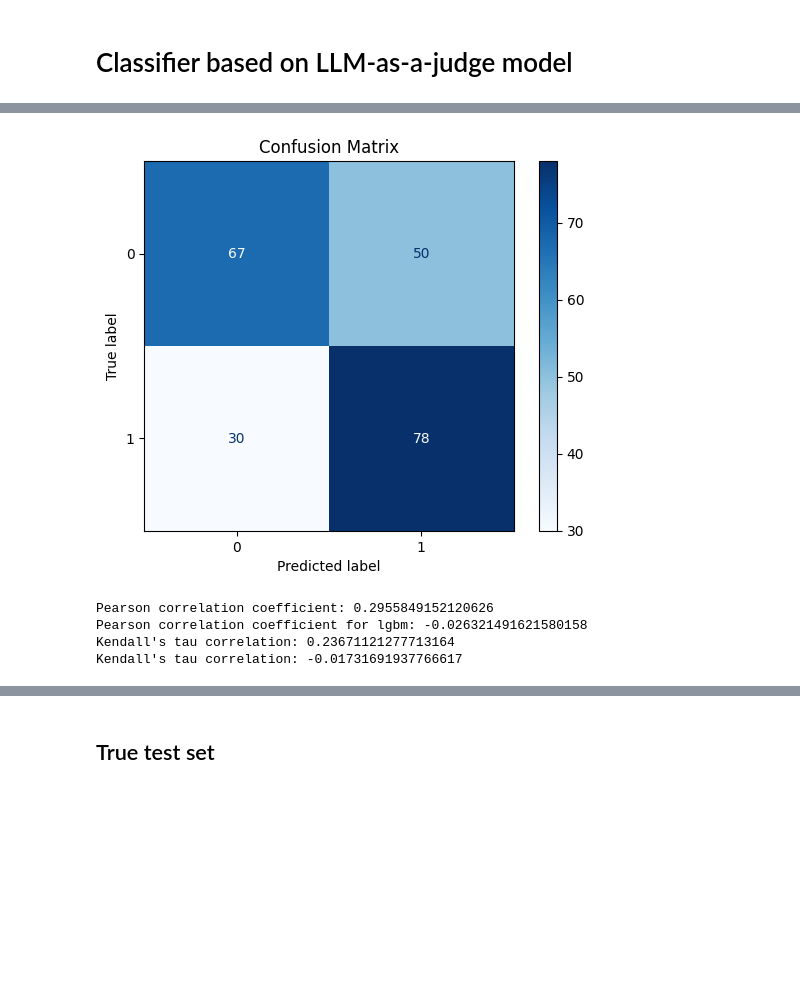
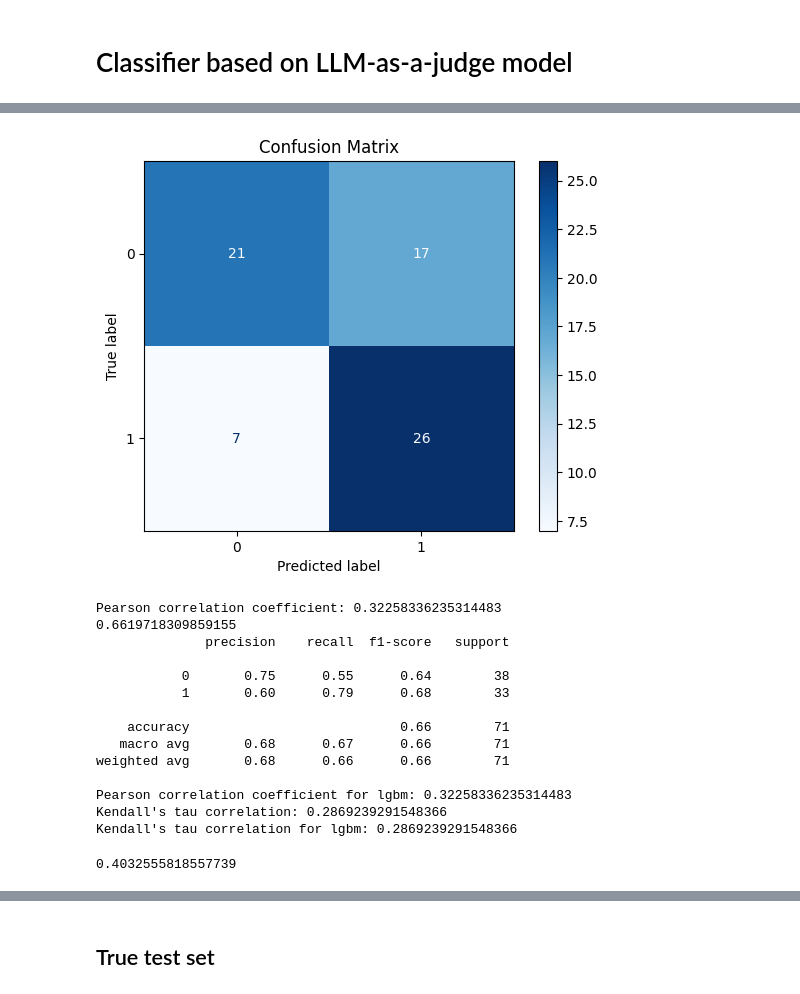
Before and after one commit to kerrianlc/rag, a Jupyter notebook: simple_classifier.ipynb, the cells around one changed output, grey strips where cells are left out. Drawn from its saved outputs; the diff is of its cells as text; code cells hidden in the pictures; blank space fills up the shorter version.

```diff
--- a/simple_classifier.ipynb
+++ b/simple_classifier.ipynb
@@ -77,4 +76,24 @@ temperature = pd.concat(
     + [pd.DataFrame(chunks_l[i]["temperature"]) for i in balanced],
     ignore_index=True,
 )
+# %%
+files = glob.glob("backup/data_1*.parquet")
+
+df = pd.concat([pd.read_parquet(f) for f in files]).groupby(level=0).mean()
+df = pd.concat([pd.read_parquet("backup/data_3_1.parquet"), df])
+df.drop(columns=["temperature"], inplace=True)
+df.dropna(inplace=True)
+
+X = df.drop(columns=["label"])
+y = df["label"]
+label_mapping = {label: idx for idx, label in enumerate(y.unique())}
+y = y.map(label_mapping)
+# restrictive_index = y.isin(
+#     [
+#         0, 1, 2
+#     ]
+# )
+# y = y[restrictive_index]
+# X = X[restrictive_index]
+y = (y > 0).astype(int)
 # %%
@@ -99,3 +119,6 @@ X_train, X_eval, y_train, y_eval = train_test_split(X, y, test_size=0.25)
+# %%
+X_I, X_eval, y_I, y_eval = train_test_split(X, y, test_size=0.2, random_state=40)
+X_train, X_calibr, y_train, y_calibr = train_test_split(X_I, y_I, test_size=0.2, random_state=40)
 # %%
 class BasicMLP(nn.Module):
     def __init__(self, input_size, output_size):
@@ -234,7 +261,7 @@ ConfusionMatrixDisplay(cm).plot()
 # %%
-X_tensor_eval = torch.tensor(X_eval.to_numpy(), dtype=torch.float32)
-y_tensor_eval = torch.tensor(y_eval.to_numpy(), dtype=torch.long)
-dataset = TensorDataset(X_tensor_eval, y_tensor_eval)
+X_tensor_calibr = torch.tensor(X_calibr.to_numpy(), dtype=torch.float32)
+y_tensor_calibr = torch.tensor(y_calibr.to_numpy(), dtype=torch.long)
+dataset = TensorDataset(X_tensor_calibr, y_tensor_calibr)
 test_loader = torch.utils.data.DataLoader(dataset, batch_size=128, shuffle=True)
 # %%
 with torch.no_grad():
@@ -249,7 +276,7 @@ with torch.no_grad():
         avg_vloss = running_vloss / (i + 1)
 # %%
 import numpy as np
-from sklearn.metrics import confusion_matrix, ConfusionMatrixDisplay, roc_curve, auc
+from sklearn.metrics import confusion_matrix, ConfusionMatrixDisplay, roc_curve, auc, accuracy_score
 import matplotlib.pyplot as plt
 from scipy.stats import pearsonr, kendalltau
 
@@ -294,44 +321,65 @@ plt.show()
 pearson_corr, _ = pearsonr(true_labels, probs[:, 1])
 print(f"Pearson correlation coefficient: {pearson_corr}")
 
-pearson_corr, _ = pearsonr(true_labels, lgbm.predict_proba(X_eval)[:, 1])
+print(accuracy_score(true_labels, predicted_labels))
+# print(accuracy_score(true_labels, lgbm.predict(X_eval)))
+print(classification_report(true_labels, predicted_labels))
+
+# pearson_corr, _ = pearsonr(true_labels, lgbm.predict_proba(X_eval)[:, 1])
 print(f"Pearson correlation coefficient for lgbm: {pearson_corr}")
 # Compute Kendall's tau correlation
 kendall_tau, _ = kendalltau(true_labels, probs[:, 1])
 print(f"Kendall's tau correlation: {kendall_tau}")
 
-kendall_tau, _ = kendalltau(true_labels, lgbm.predict_proba(X_eval)[:, 1])
-print(f"Kendall's tau correlation: {kendall_tau}")
+# kendall_tau, _ = kendalltau(true_labels, lgbm.predict_proba(X_eval)[:, 1])
+print(f"Kendall's tau correlation for lgbm: {kendall_tau}")
 
 fpr = dict()
 # tpr = dict()
 # roc_auc = dict()
 # n_classes = len(np.unique(y_eval))
 
 # for i in range(n_classes - 1):
 #     fpr[i], tpr[i], _ = roc_curve(y_eval == i, probs[:, i])
 #     roc_auc[i] = auc(fpr[i], tpr[i])
 
 # # Plot ROC curve
 # plt.figure()
 # for i in range(n_classes - 1):
 #     plt.plot(fpr[i], tpr[i], label=f'Class {i} (area = {roc_auc[i]:0.2f})')
 
 # # Plot ROC curve
 # plt.figure()
 # plt.plot(fpr, tpr, color='darkorange', lw=2, label=f'ROC curve (area = {roc_auc:0.2f})')
 # plt.plot([0, 1], [0, 1], color='navy', lw=2, linestyle='--')
 # plt.xlim([0.0, 1.0])
 # plt.ylim([0.0, 1.05])
 # plt.xlabel('False Positive Rate')
 # plt.ylabel('True Positive Rate')
 # plt.title('Receiver Operating Characteristic (ROC) Curve')
 # plt.legend(loc="lower right")
 # plt.savefig("roc_curve.png")
 # plt.show()
 # %% [output]
-[figure, old version]
+[figure, new version]
-Pearson correlation coefficient: 0.2955849152120626
-Pearson correlation coefficient for lgbm: -0.026321491621580158
-Kendall's tau correlation: 0.23671121277713164
-Kendall's tau correlation: -0.01731691937766617
+Pearson correlation coefficient: 0.32258336235314483
+0.6619718309859155
+              precision    recall  f1-score   support
+
+           0       0.75      0.55      0.64        38
+           1       0.60      0.79      0.68        33
+
+    accuracy                           0.66        71
+   macro avg       0.68      0.67      0.66        71
+weighted avg       0.68      0.66      0.66        71
+
+Pearson correlation coefficient for lgbm: 0.32258336235314483
+Kendall's tau correlation: 0.2869239291548366
+Kendall's tau correlation for lgbm: 0.2869239291548366
+# %%
+s = 1 - probs[np.arange(len(true_labels)), true_labels]
+s = np.sort(s)
+q = np.quantile(s, 0.5)
+q
+# %% [output]
+0.4032555818557739
```
Also changed, not shown: parts of 14 cells of this notebook, 1 other file.
